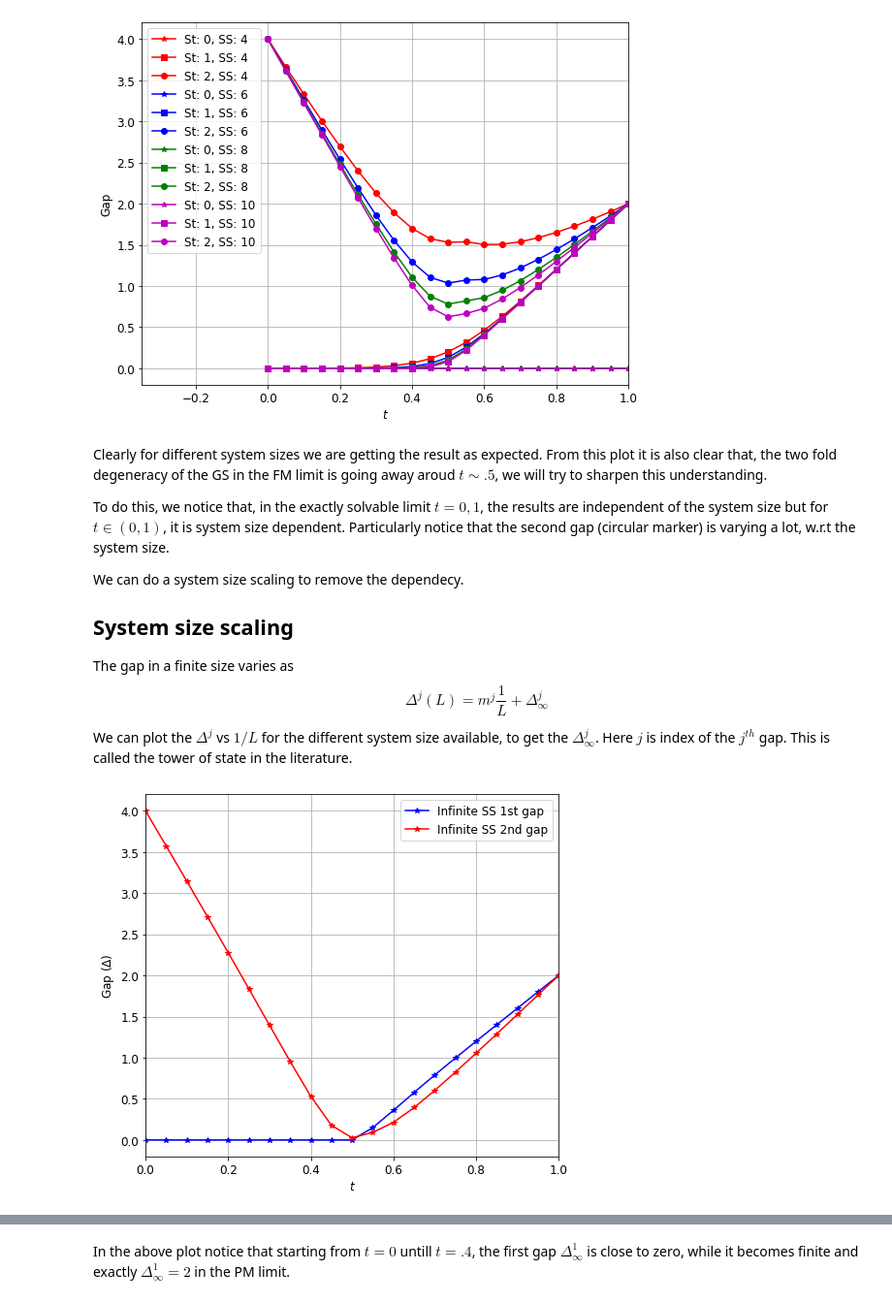
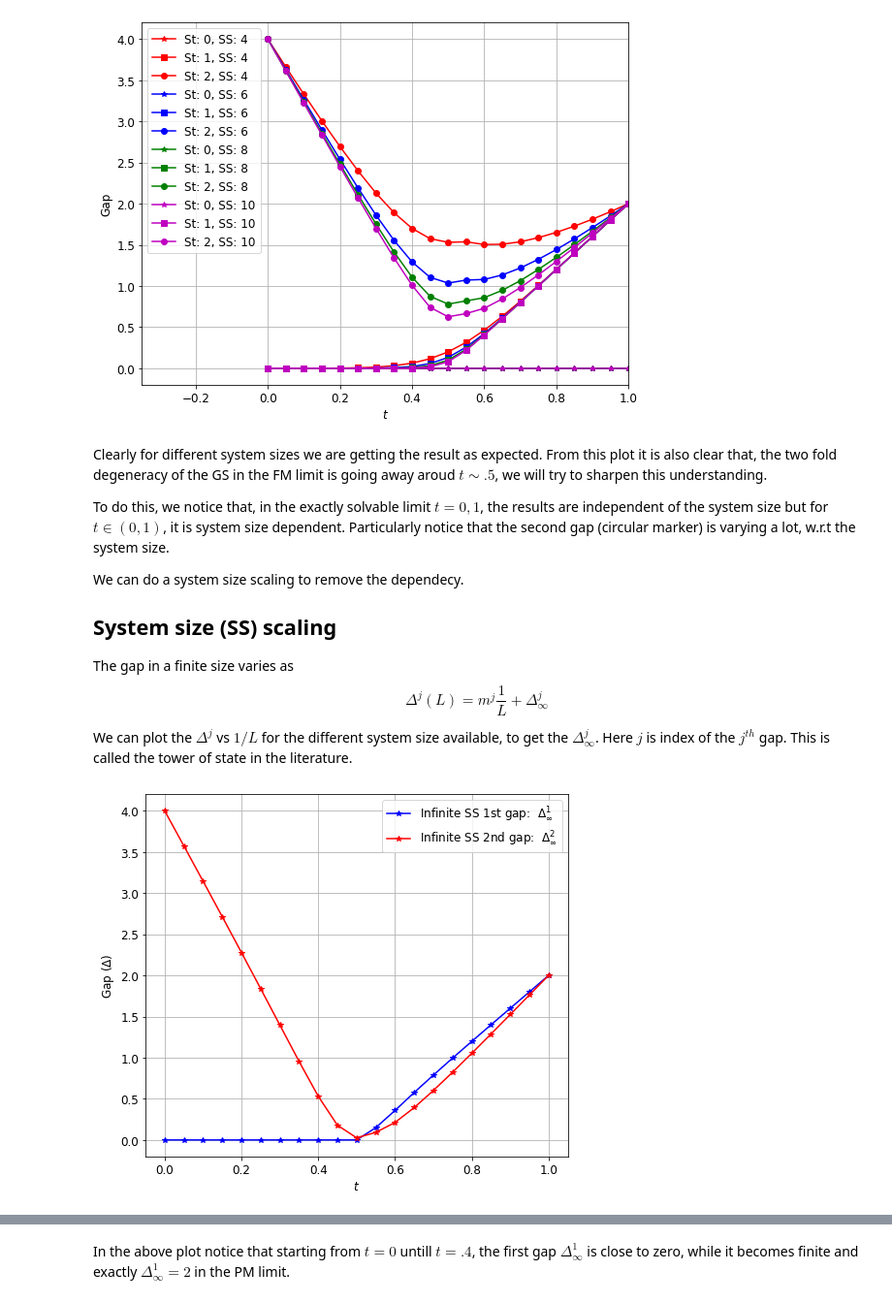
Before and after one commit to animeshnanda1/Exact_diagonalization_spin_half, a Jupyter notebook: exact_diagonalization_1d_tfim.ipynb, the cells around one changed output, grey strips where cells are left out. Shown at 97% size. Cells and saved outputs as stored; diff of their text form; code cells hidden in the pictures.

```diff
--- a/exact_diagonalization_1d_tfim.ipynb
+++ b/exact_diagonalization_1d_tfim.ipynb
@@ -133,7 +133,7 @@ To do this, we notice that, in the exactly solvable limit $t=0,1$, the results a
 
 We can do a system size scaling to remove the dependecy.
 
-## System size scaling <a id='ss_scaling'></a>
+## System size (SS) scaling <a id='ss_scaling'></a>
 
 
 The gap in a finite size varies as $$\Delta^{j}(L)=m^{j}\frac{1}{L}+\Delta^{j}_{\infty}$$
@@ -157,20 +157,22 @@ for j in range(len(t_arr)):
 # %%
 ms,fs=6,12
 
 plt.figure(figsize=(7,6))
-plt.xlim(0,1)
-plt.plot(t_arr,intercept[:,0],'b*-',markersize=ms,label='Infinite SS 1st gap')
-plt.plot(t_arr,intercept[:,1],'r*-',markersize=ms,label='Infinite SS 2nd gap')
+plt.ylim(-0.2,4.2)
+
+plt.plot(t_arr,intercept[:,0],'b*-',markersize=ms,label='Infinite SS 1st gap:  $\Delta^1_{\infty}$')
+plt.plot(t_arr,intercept[:,1],'r*-',markersize=ms,label='Infinite SS 2nd gap:  $\Delta^2_{\infty}$')
+
 plt.xlabel('$t$',fontsize=fs)
 plt.ylabel('Gap ($\Delta$)',fontsize=fs)
 plt.xticks(fontsize=fs)
 plt.yticks(fontsize=fs)
 plt.legend(loc='best',fontsize=fs)
 plt.grid()
 plt.tight_layout()
 plt.show()
 # %% [output]
-[figure, old version]
+[figure, new version]
 # %% [markdown]
 Now from the above plot it is pretty much clear that the first gap in the FM limit is nothing but the other degenerate GS, which goes to spin flip excited state in the PM limit. But the second gap is finite in th both the exact limit $t=0,1$, which comes down to zero at $t=.5$, i.e. the quantum phase transition point.
 
```
Also changed, not shown: parts of 5 cells of this notebook.
